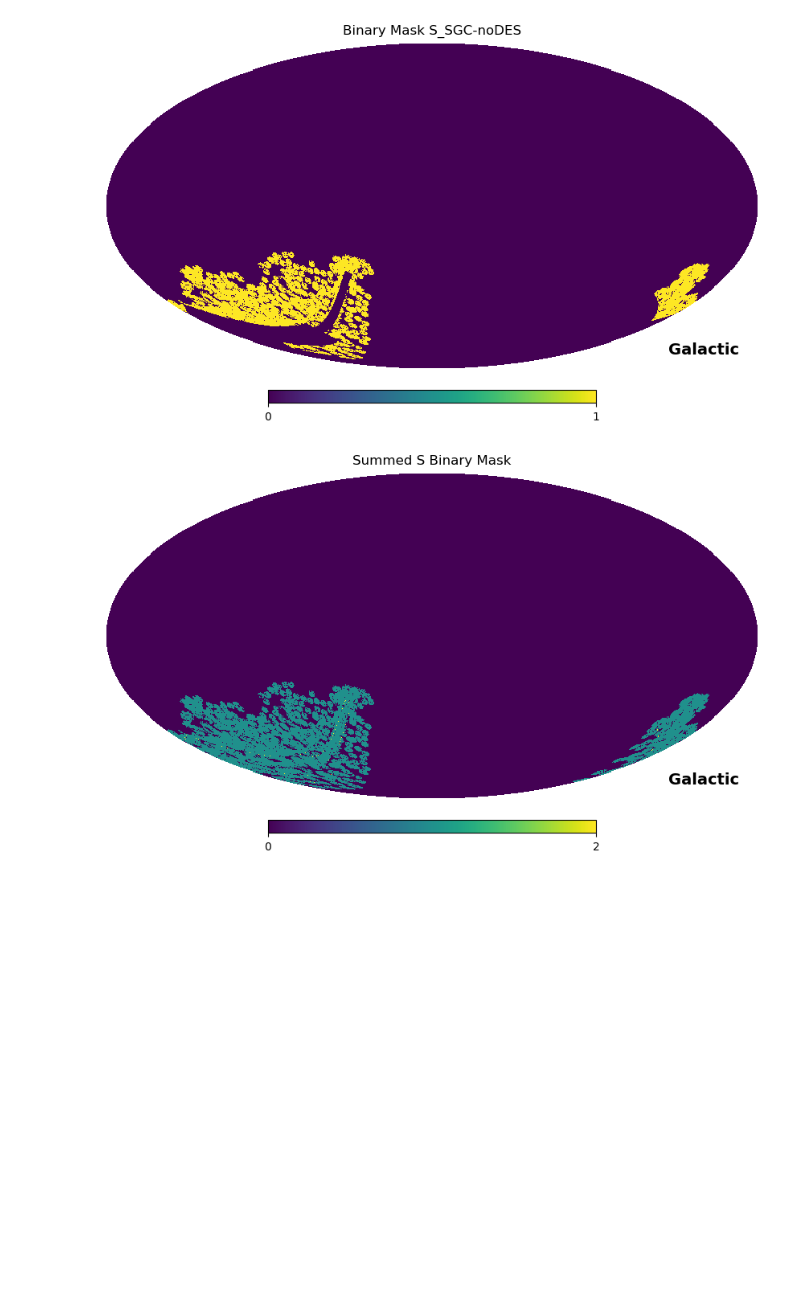
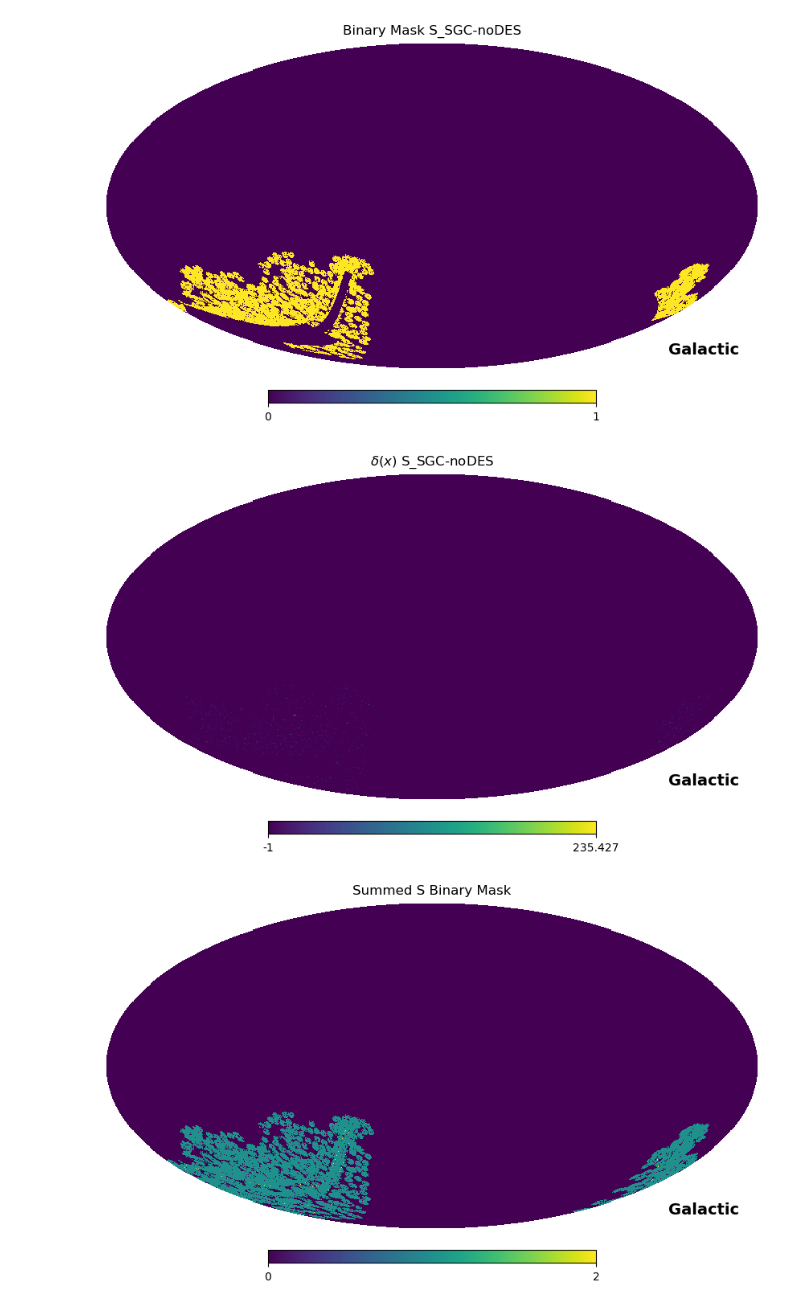
Before and after one commit to sofiachiarenza/DESI_X_BLAST, a Jupyter notebook: maps.ipynb, the cells around one changed output. Cells and saved outputs as stored; diff of their text form; code cells hidden in the pictures; blank space fills up the shorter version.

```diff
--- a/maps.ipynb
+++ b/maps.ipynb
@@ -281,6 +299,12 @@ bin_S_SGC_noDES = hp.read_map(file)
 hp.mollview(bin_S_SGC_noDES, title='Binary Mask S_SGC-noDES', coord="G")
 # %% [output]
 [figure]
+# %%
+file = 'QSO_maps/QSO_z0.80_2.10_S_SGC-noDES__HPmapcut_default_addRF_nside2048_v1.5_comp0.00_galactic_DELTA_MAP.fits'
+delta_S_SGC_noDES = hp.read_map(file)
+hp.mollview(delta_S_SGC_noDES, title=r'$\delta(x)$ S_SGC-noDES', coord="G")
+# %% [output]
+[figure, added]
 # %%
 hp.mollview(bin_DES + bin_S_SGC_noDES, title='Summed S Binary Mask', coord="G")
 # %% [output]
```
Also changed, not shown: parts of 9 cells of this notebook.
